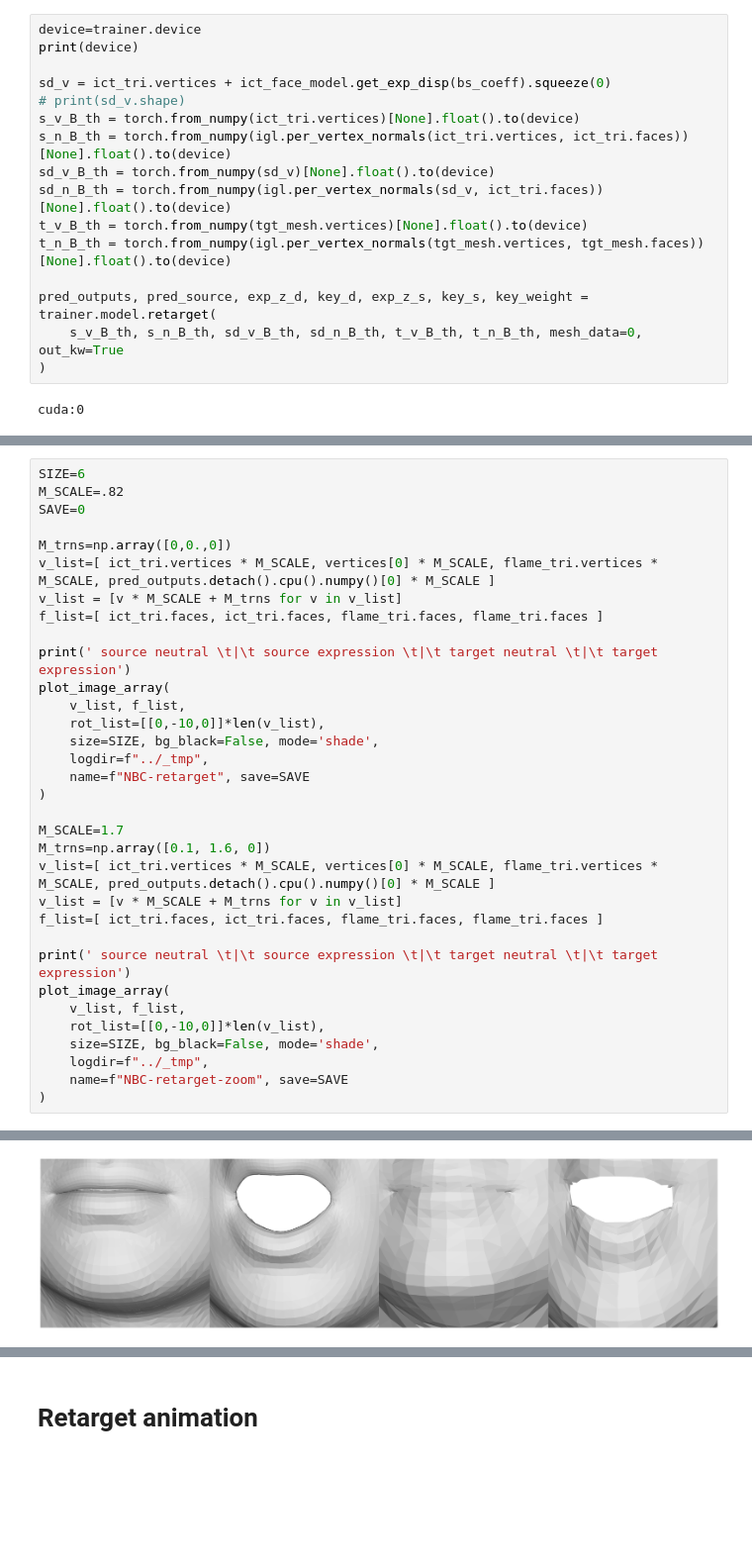
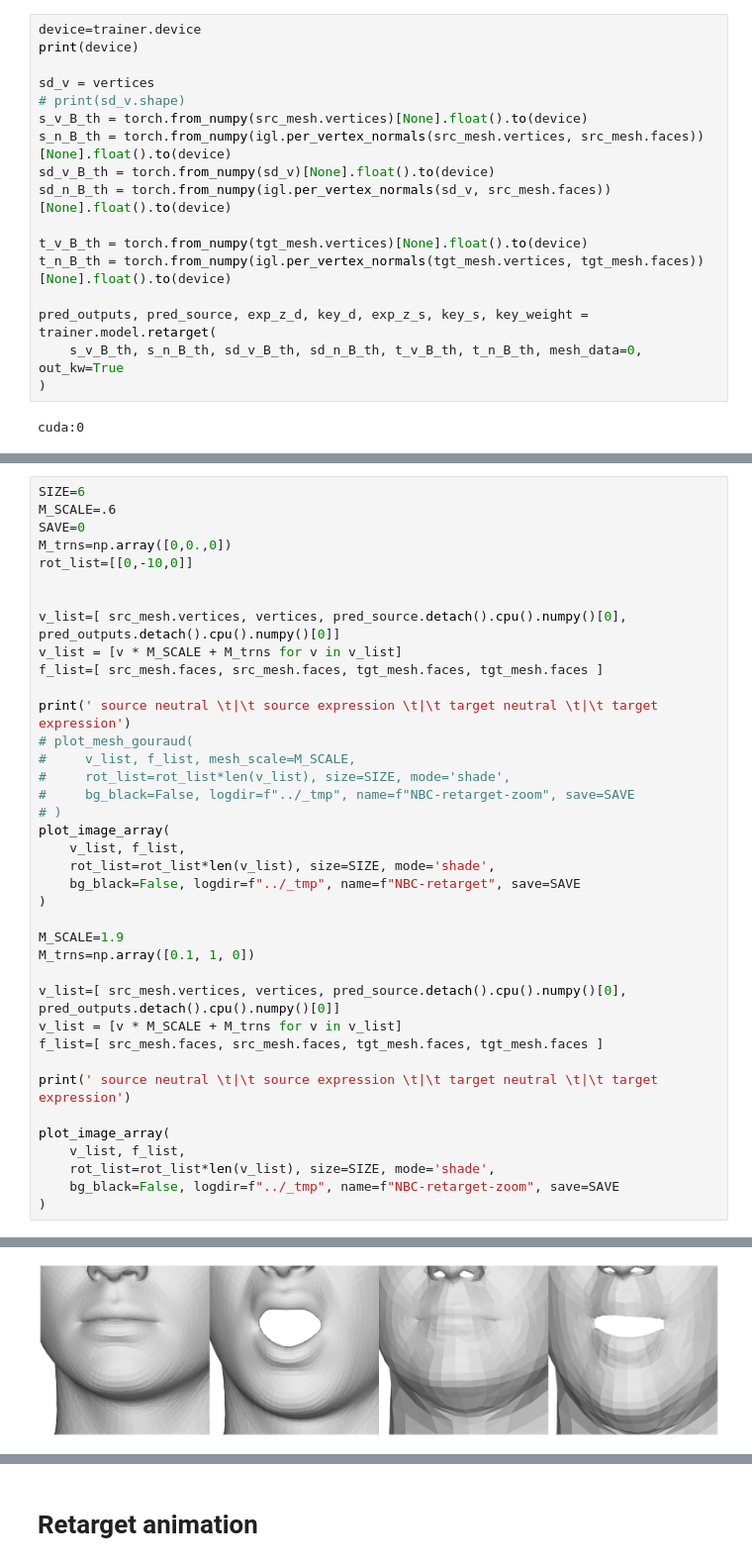
Before and after one commit to chacorp/PDB, a Jupyter notebook: notebook/NBC_visualize.ipynb, the cells around one changed output, grey strips where cells are left out. Shown at 99% size. Saved outputs shown, nothing was run; the diff lists cells and outputs as text; blank space fills up the shorter version.

```diff
--- a/notebook/NBC_visualize.ipynb
+++ b/notebook/NBC_visualize.ipynb
@@ -117,12 +133,13 @@ plot_image_array(
 device=trainer.device
 print(device)
 
-sd_v = ict_tri.vertices + ict_face_model.get_exp_disp(bs_coeff).squeeze(0)
+sd_v = vertices
 # print(sd_v.shape)
-s_v_B_th = torch.from_numpy(ict_tri.vertices)[None].float().to(device)
-s_n_B_th = torch.from_numpy(igl.per_vertex_normals(ict_tri.vertices, ict_tri.faces))[None].float().to(device)
+s_v_B_th = torch.from_numpy(src_mesh.vertices)[None].float().to(device)
+s_n_B_th = torch.from_numpy(igl.per_vertex_normals(src_mesh.vertices, src_mesh.faces))[None].float().to(device)
 sd_v_B_th = torch.from_numpy(sd_v)[None].float().to(device)
-sd_n_B_th = torch.from_numpy(igl.per_vertex_normals(sd_v, ict_tri.faces))[None].float().to(device)
+sd_n_B_th = torch.from_numpy(igl.per_vertex_normals(sd_v, src_mesh.faces))[None].float().to(device)
+
 t_v_B_th = torch.from_numpy(tgt_mesh.vertices)[None].float().to(device)
 t_n_B_th = torch.from_numpy(igl.per_vertex_normals(tgt_mesh.vertices, tgt_mesh.faces))[None].float().to(device)
 
@@ -134,35 +163,40 @@ cuda:0
 # %%
 SIZE=6
-M_SCALE=.82
+M_SCALE=.6
 SAVE=0
+M_trns=np.array([0,0.,0])
+rot_list=[[0,-10,0]]
 
-M_trns=np.array([0,0.,0])
-v_list=[ ict_tri.vertices * M_SCALE, vertices[0] * M_SCALE, flame_tri.vertices * M_SCALE, pred_outputs.detach().cpu().numpy()[0] * M_SCALE ]
+
+v_list=[ src_mesh.vertices, vertices, pred_source.detach().cpu().numpy()[0], pred_outputs.detach().cpu().numpy()[0]]
 v_list = [v * M_SCALE + M_trns for v in v_list]
-f_list=[ ict_tri.faces, ict_tri.faces, flame_tri.faces, flame_tri.faces ]
+f_list=[ src_mesh.faces, src_mesh.faces, tgt_mesh.faces, tgt_mesh.faces ]
 
 print(' source neutral \t|\t source expression \t|\t target neutral \t|\t target expression')
+# plot_mesh_gouraud(
+#     v_list, f_list, mesh_scale=M_SCALE,
+#     rot_list=rot_list*len(v_list), size=SIZE, mode='shade',
+#     bg_black=False, logdir=f"../_tmp", name=f"NBC-retarget-zoom", save=SAVE
+# )
 plot_image_array(
     v_list, f_list,
-    rot_list=[[0,-10,0]]*len(v_list),
-    size=SIZE, bg_black=False, mode='shade',
-    logdir=f"../_tmp",
-    name=f"NBC-retarget", save=SAVE
+    rot_list=rot_list*len(v_list), size=SIZE, mode='shade',
+    bg_black=False, logdir=f"../_tmp", name=f"NBC-retarget", save=SAVE
 )
 
-M_SCALE=1.7
-M_trns=np.array([0.1, 1.6, 0])
-v_list=[ ict_tri.vertices * M_SCALE, vertices[0] * M_SCALE, flame_tri.vertices * M_SCALE, pred_outputs.detach().cpu().numpy()[0] * M_SCALE ]
+M_SCALE=1.9
+M_trns=np.array([0.1, 1, 0])
+
+v_list=[ src_mesh.vertices, vertices, pred_source.detach().cpu().numpy()[0], pred_outputs.detach().cpu().numpy()[0]]
 v_list = [v * M_SCALE + M_trns for v in v_list]
-f_list=[ ict_tri.faces, ict_tri.faces, flame_tri.faces, flame_tri.faces ]
+f_list=[ src_mesh.faces, src_mesh.faces, tgt_mesh.faces, tgt_mesh.faces ]
 
 print(' source neutral \t|\t source expression \t|\t target neutral \t|\t target expression')
+
 plot_image_array(
     v_list, f_list,
-    rot_list=[[0,-10,0]]*len(v_list),
-    size=SIZE, bg_black=False, mode='shade',
-    logdir=f"../_tmp",
-    name=f"NBC-retarget-zoom", save=SAVE
+    rot_list=rot_list*len(v_list), size=SIZE, mode='shade',
+    bg_black=False, logdir=f"../_tmp", name=f"NBC-retarget-zoom", save=SAVE
 )
 # %% [output]
  source neutral         |        source expression      |        target neutral         |        target expression
@@ -170,2 +204,2 @@ plot_image_array(
  source neutral         |        source expression      |        target neutral         |        target expression
-[figure, old version]
+[figure, new version]
```
Also changed, not shown: parts of 33 cells of this notebook, 3 other files.
